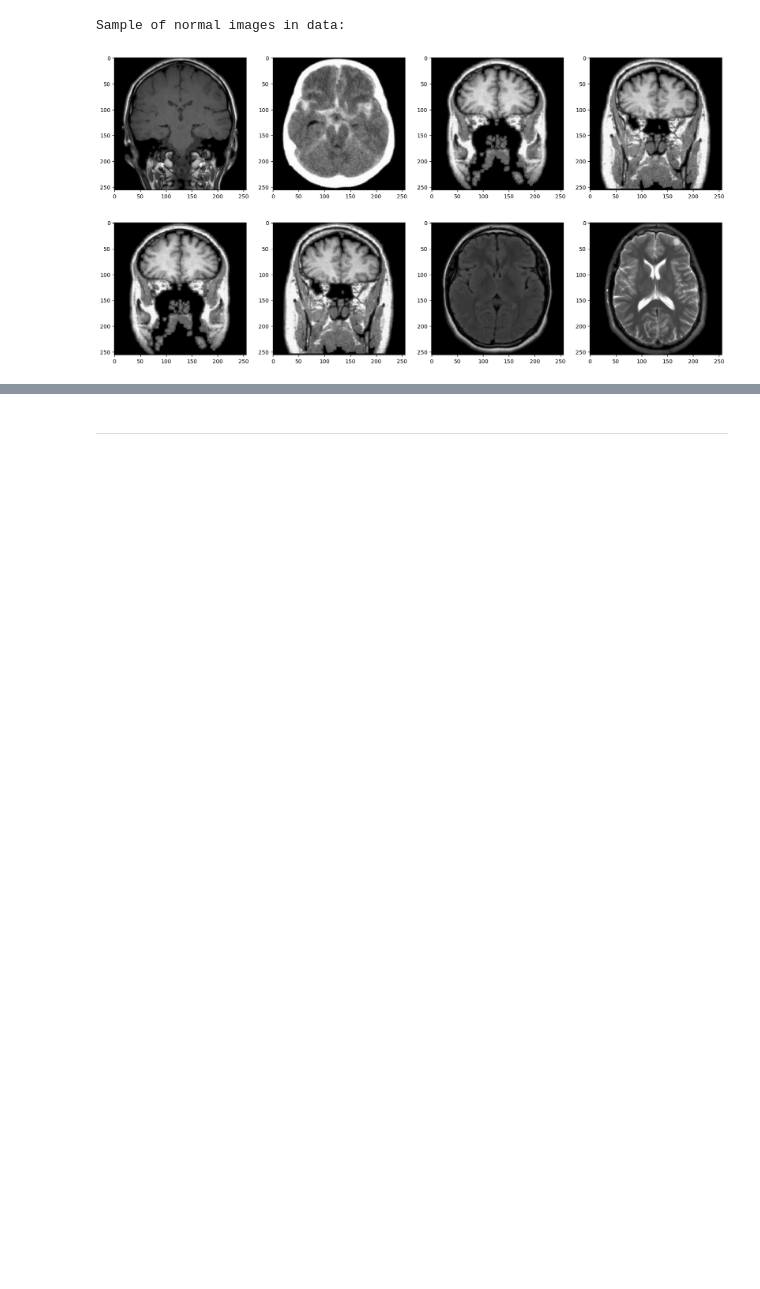
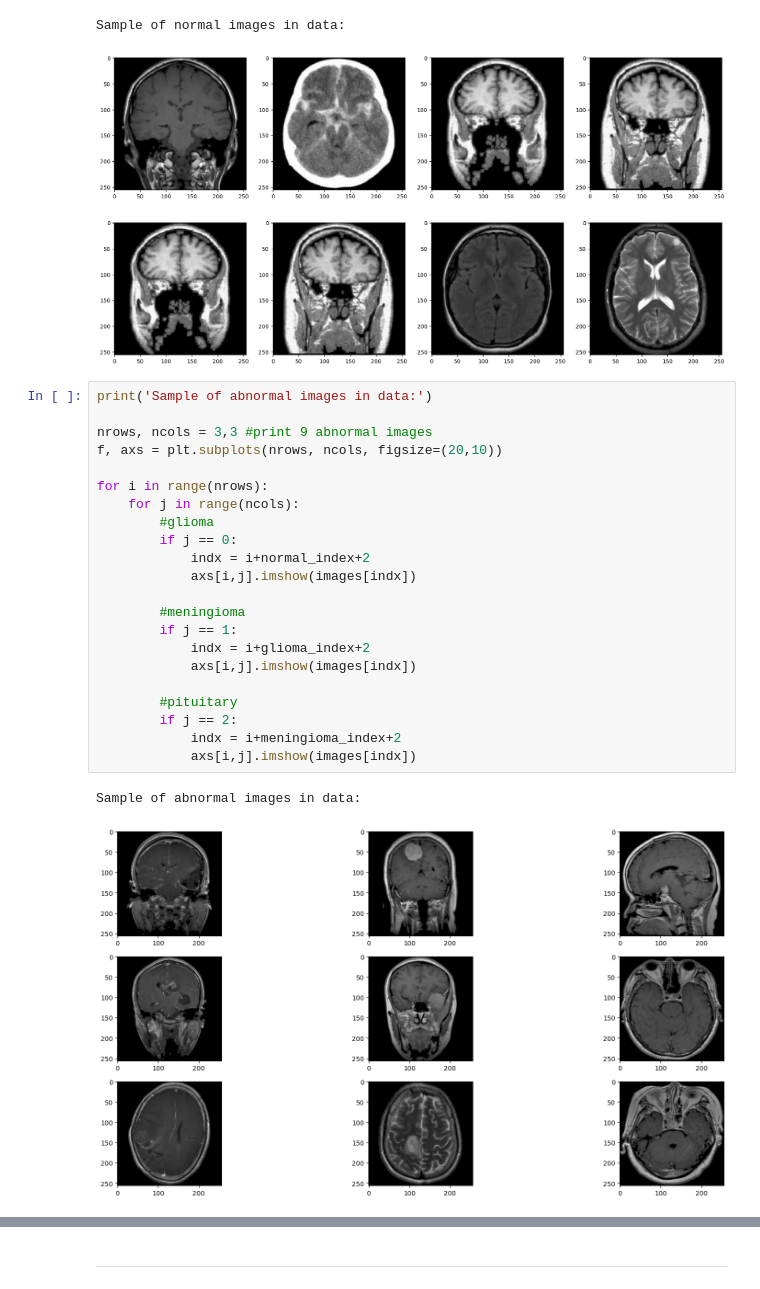
Before and after one commit to vdavis3/207-Final, a Jupyter notebook: Final_Project_Explore.ipynb, the cells around one changed output, grey strips where cells are left out. Cells and saved outputs as stored; diff of their text form; blank space fills up the shorter version.

```diff
--- a/Final_Project_Explore.ipynb
+++ b/Final_Project_Explore.ipynb
@@ -94,3 +94,28 @@ for i in range(nrows):
 # %% [output]
 Sample of normal images in data:
 [figure]
+# %%
+print('Sample of abnormal images in data:')
+
+nrows, ncols = 3,3 #print 9 abnormal images
+f, axs = plt.subplots(nrows, ncols, figsize=(20,10))
+
+for i in range(nrows):
+    for j in range(ncols):
+        #glioma
+        if j == 0:
+            indx = i+normal_index+2
+            axs[i,j].imshow(images[indx])
+
+        #meningioma
+        if j == 1:
+            indx = i+glioma_index+2
+            axs[i,j].imshow(images[indx])
+
+        #pituitary
+        if j == 2:
+            indx = i+meningioma_index+2
+            axs[i,j].imshow(images[indx])
+# %% [output]
+Sample of abnormal images in data:
+[figure, added]
```
Also changed, not shown: parts of 23 cells of this notebook.
